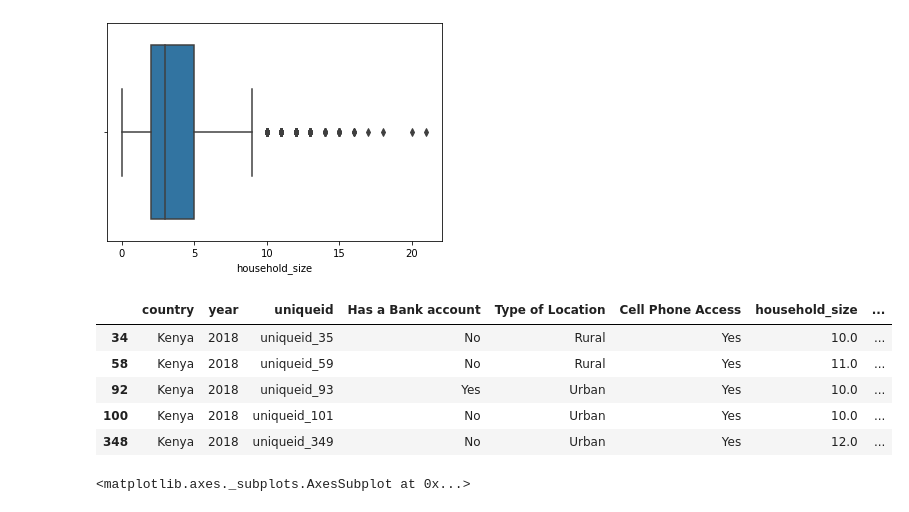
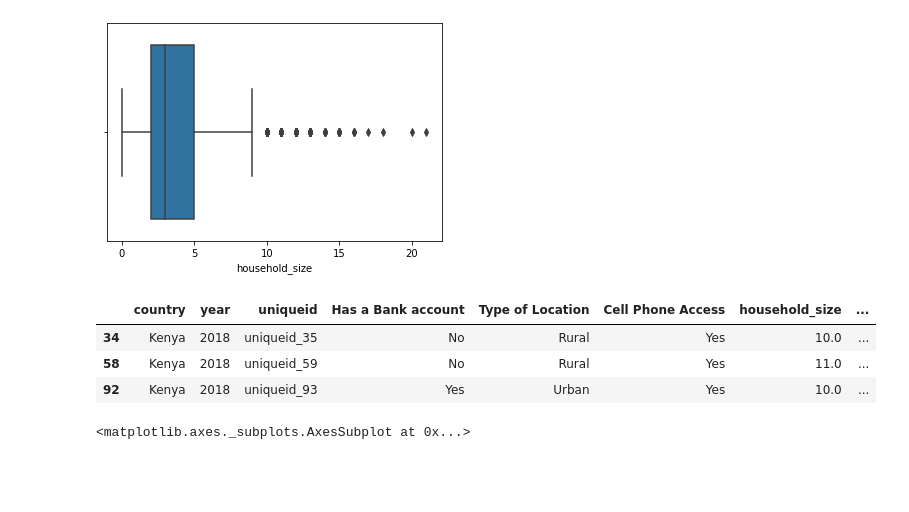
Before and after one commit to KaruraM/ANALYSIS, a Jupyter notebook: ANALYSIS.ipynb, the cells around one changed output. Drawn from its saved outputs; the diff is of its cells as text; code cells hidden in the pictures; blank space fills up the shorter version.

```diff
--- a/ANALYSIS.ipynb
+++ b/ANALYSIS.ipynb
@@ -6,13 +22,6 @@ import pandas as pd
 import numpy as np
 import seaborn as sns
 import matplotlib.pyplot as plt
-
-import warnings
-warnings.filterwarnings('ignore')
-
-%matplotlib inline
-
-pd.set_option("display.max_colwidth", 50)
 # %%
 # Loading the dataset
 df = pd.read_csv("https://bit.ly/FinancialDataset")
@@ -353,17 +288,15 @@ sns.boxplot(df["household_size"]) # Finding outliers
 # %%
 Q1 = df['household_size'].quantile(0.25)             # Shows the outliers in household size column
 Q3 = df['household_size'].quantile(0.75)
 IQR = Q3 - Q1
 whisker_width = 1.5
 HS_outliers = df[(df['household_size'] < Q1 - whisker_width*IQR) | (df['household_size'] > Q3 + whisker_width*IQR)]
-HS_outliers.head()
+HS_outliers.head(3)
 # %% [output]
 |  | country | year | uniqueid | Has a Bank account | Type of Location | Cell Phone Access | household_size | ... |
 | 34 | Kenya | 2018 | uniqueid_35 | No | Rural | Yes | 10.0 | ... |
 | 58 | Kenya | 2018 | uniqueid_59 | No | Rural | Yes | 11.0 | ... |
 | 92 | Kenya | 2018 | uniqueid_93 | Yes | Urban | Yes | 10.0 | ... |
-| 100 | Kenya | 2018 | uniqueid_101 | No | Urban | Yes | 10.0 | ... |
-| 348 | Kenya | 2018 | uniqueid_349 | No | Urban | Yes | 12.0 | ... |
 # %%
 Q1 = df['household_size'].quantile(0.25) # Flooring and capping,removing all the values below the 25th percentile or above the 75th percentile
 Q3 = df['household_size'].quantile(0.75)
```
Also changed, not shown: parts of 49 cells of this notebook.
